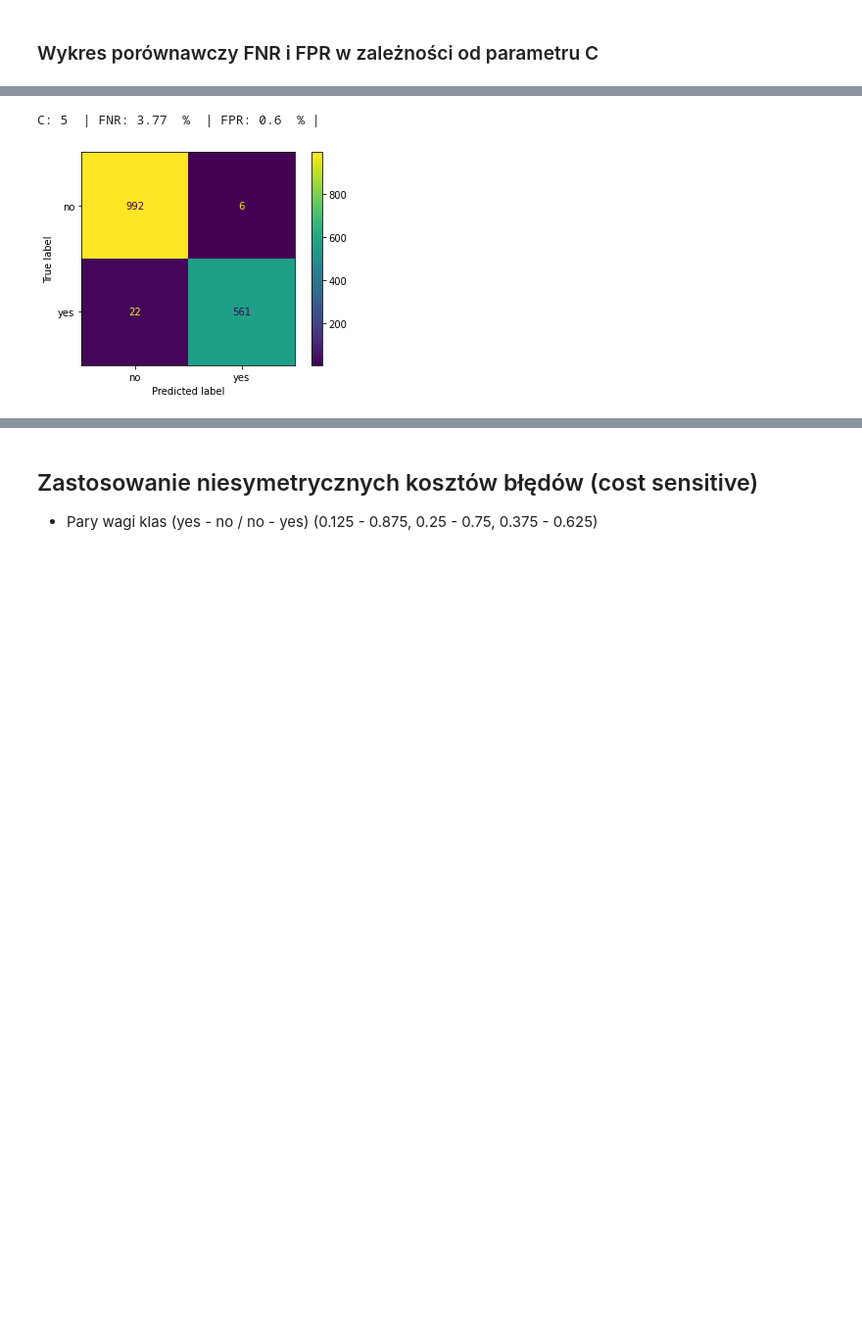
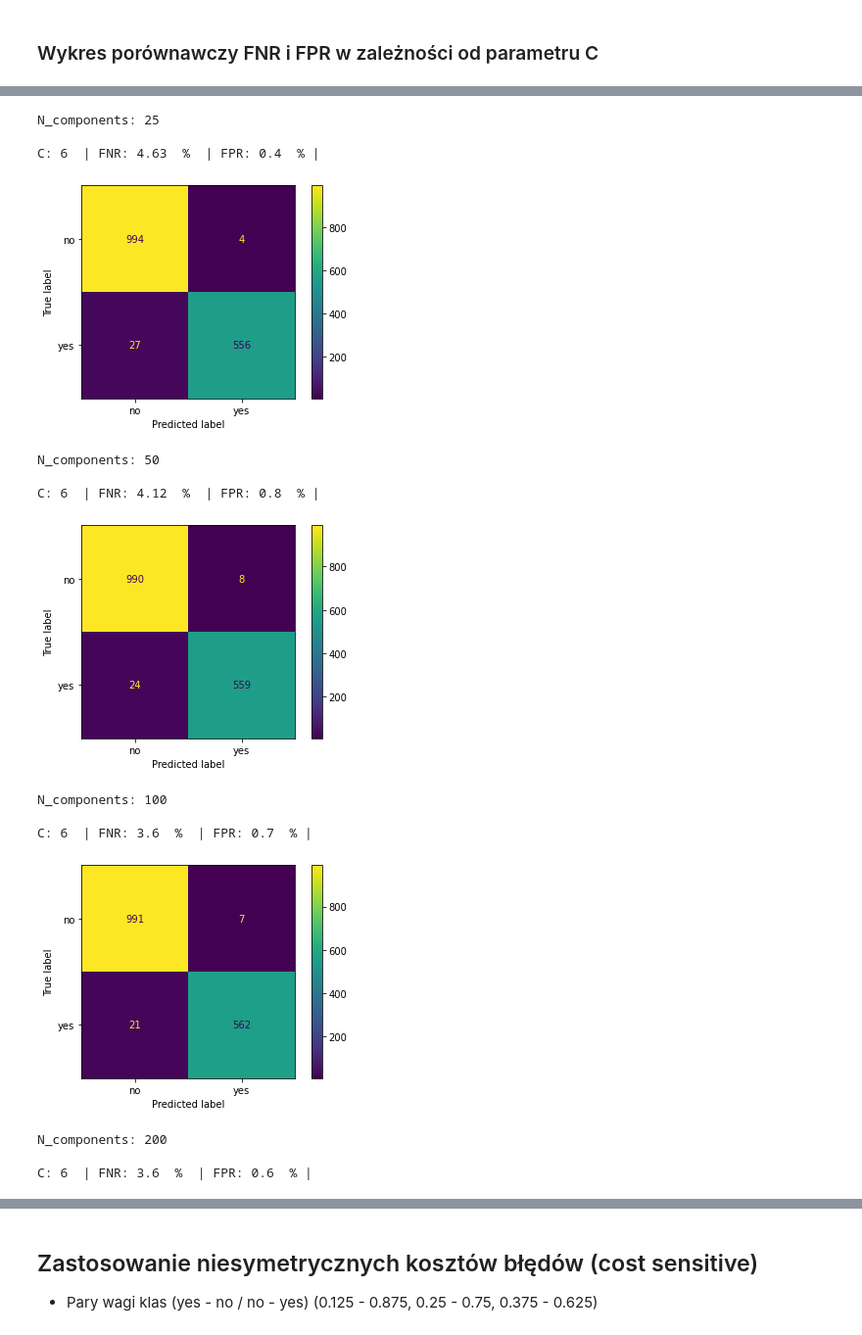
Before and after one commit to karoljaskolka/SpamClassification, a Jupyter notebook: SupportMachineClassifier.ipynb, the cells around one changed output, grey strips where cells are left out. Shown: that part at 98% size. Saved outputs shown, nothing was run; the diff lists cells and outputs as text; code cells hidden in the pictures; blank space fills up the shorter version.

```diff
--- a/SupportMachineClassifier.ipynb
+++ b/SupportMachineClassifier.ipynb
@@ -114,13 +115,38 @@ plt.show()
 # %%
 from sklearn.decomposition import PCA
 
-pca = PCA(n_components = 100, random_state = 123)
+components_arr = [25, 50, 100, 200]
 
-X_pca = pca.fit_transform(X)
+fnr_arr = []
+fpr_arr = []
 
-X_train, X_test, y_train, y_test = train_test_split(X_pca, y, random_state=123, test_size=0.33)
+for n in components_arr:
 
-fnr, fpr = SupportVectorClassification(c = 5)
+    pca = PCA(n_components = n, random_state = 123)
+
+    X_pca = pca.fit_transform(X)
+
+    X_train, X_test, y_train, y_test = train_test_split(X_pca, y, random_state=123, test_size=0.33)
+
+    print('N_components:', n, '\n')
+
+    fnr, fpr = SupportVectorClassification(c = 6)
+
+    fnr_arr.append(fnr)
+    fpr_arr.append(fpr)
 # %% [output]
-C: 5  | FNR: 3.77  %  | FPR: 0.6  % |
+N_components: 25
+
+C: 6  | FNR: 4.63  %  | FPR: 0.4  % |
 [figure]
+N_components: 50
+
+C: 6  | FNR: 4.12  %  | FPR: 0.8  % |
+[figure, added]
+N_components: 100
+
+C: 6  | FNR: 3.6  %  | FPR: 0.7  % |
+[figure, added]
+N_components: 200
+
+C: 6  | FNR: 3.6  %  | FPR: 0.6  % |
```
Also changed, not shown: parts of 18 cells of this notebook, 3 other files.
